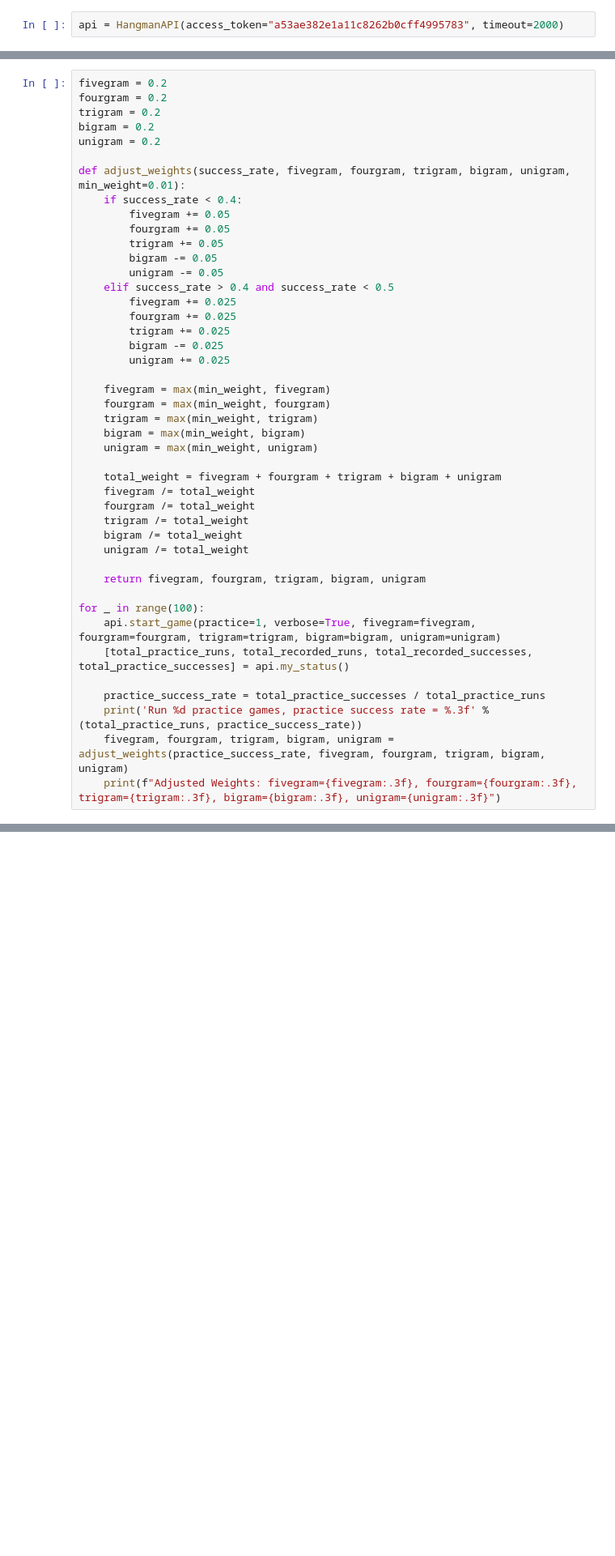
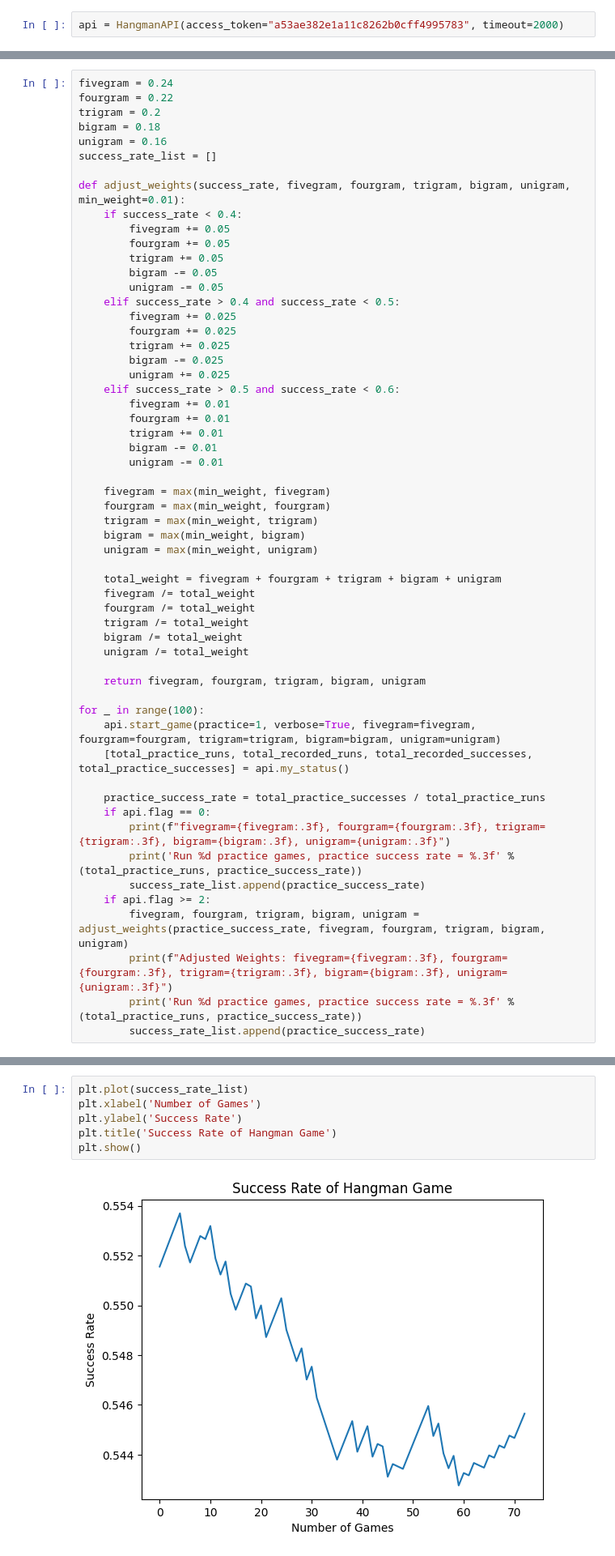
Before and after one commit to Allenwang2004/Data_Science_projects, a Jupyter notebook: Trex/hangman_api_user_old.ipynb, the cells around one changed output, grey strips where cells are left out. Shown at 81% size. Saved outputs shown, nothing was run; the diff lists cells and outputs as text; blank space fills up the shorter version.

```diff
--- a/Trex/hangman_api_user_old.ipynb
+++ b/Trex/hangman_api_user_old.ipynb
@@ -790,9 +805,10 @@ You can use the command below to play up to 100,000 practice games.
 # %%
-fivegram = 0.2
-fourgram = 0.2
+fivegram = 0.24
+fourgram = 0.22
 trigram = 0.2
-bigram = 0.2
-unigram = 0.2
+bigram = 0.18
+unigram = 0.16
+success_rate_list = []
 
 def adjust_weights(success_rate, fivegram, fourgram, trigram, bigram, unigram, min_weight=0.01):
     if success_rate < 0.4:
@@ -801,12 +817,18 @@ def adjust_weights(success_rate, fivegram, fourgram, trigram, bigram, unigram, m
         trigram += 0.05
         bigram -= 0.05
         unigram -= 0.05
-    elif success_rate > 0.4 and success_rate < 0.5
+    elif success_rate > 0.4 and success_rate < 0.5:
         fivegram += 0.025
         fourgram += 0.025
         trigram += 0.025
         bigram -= 0.025
         unigram += 0.025
+    elif success_rate > 0.5 and success_rate < 0.6:
+        fivegram += 0.01
+        fourgram += 0.01
+        trigram += 0.01
+        bigram -= 0.01
+        unigram -= 0.01
 
     fivegram = max(min_weight, fivegram)
     fourgram = max(min_weight, fourgram)
@@ -828,7 +850,13 @@ for _ in range(100):
     [total_practice_runs, total_recorded_runs, total_recorded_successes, total_practice_successes] = api.my_status()
 
     practice_success_rate = total_practice_successes / total_practice_runs
-    print('Run %d practice games, practice success rate = %.3f' % (total_practice_runs, practice_success_rate))
-    fivegram, fourgram, trigram, bigram, unigram = adjust_weights(practice_success_rate, fivegram, fourgram, trigram, bigram, unigram)
-    print(f"Adjusted Weights: fivegram={fivegram:.3f}, fourgram={fourgram:.3f}, trigram={trigram:.3f}, bigram={bigram:.3f}, unigram={unigram:.3f}")
+    if api.flag == 0:
+        print(f"fivegram={fivegram:.3f}, fourgram={fourgram:.3f}, trigram={trigram:.3f}, bigram={bigram:.3f}, unigram={unigram:.3f}")
+        print('Run %d practice games, practice success rate = %.3f' % (total_practice_runs, practice_success_rate))
+        success_rate_list.append(practice_success_rate)
+    if api.flag >= 2:
+        fivegram, fourgram, trigram, bigram, unigram = adjust_weights(practice_success_rate, fivegram, fourgram, trigram, bigram, unigram)
+        print(f"Adjusted Weights: fivegram={fivegram:.3f}, fourgram={fourgram:.3f}, trigram={trigram:.3f}, bigram={bigram:.3f}, unigram={unigram:.3f}")
+        print('Run %d practice games, practice success rate = %.3f' % (total_practice_runs, practice_success_rate))
+        success_rate_list.append(practice_success_rate)
 # %% [output]
@@ -851,0 +880,8 @@ run 2 practice games out of an allotted 100,000. practice success rate so far =
+# %%
+plt.plot(success_rate_list)
+plt.xlabel('Number of Games')
+plt.ylabel('Success Rate')
+plt.title('Success Rate of Hangman Game')
+plt.show()
+# %% [output]
+[figure, added]
```
Also changed, not shown: parts of 9 cells of this notebook, 1 other file.
